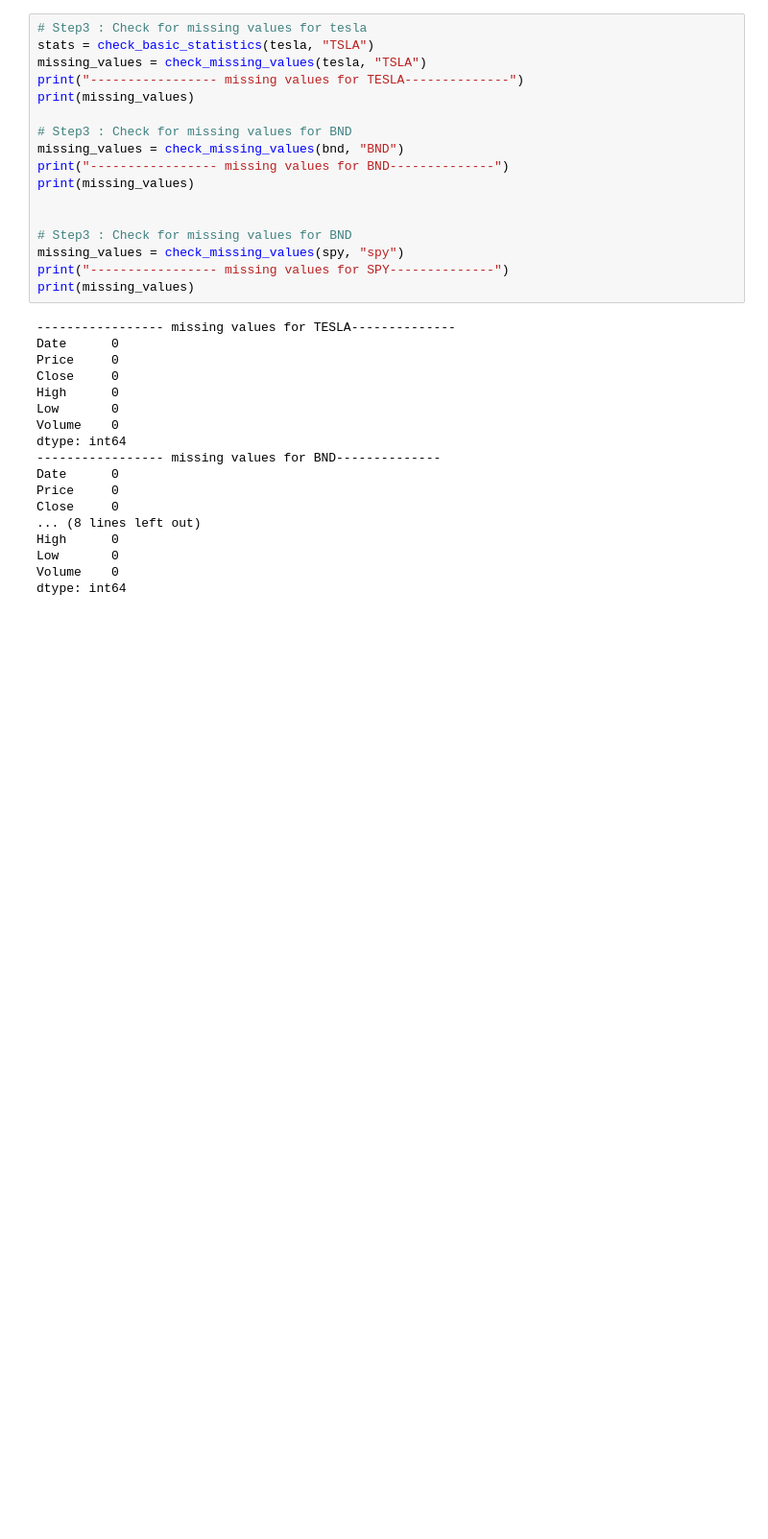
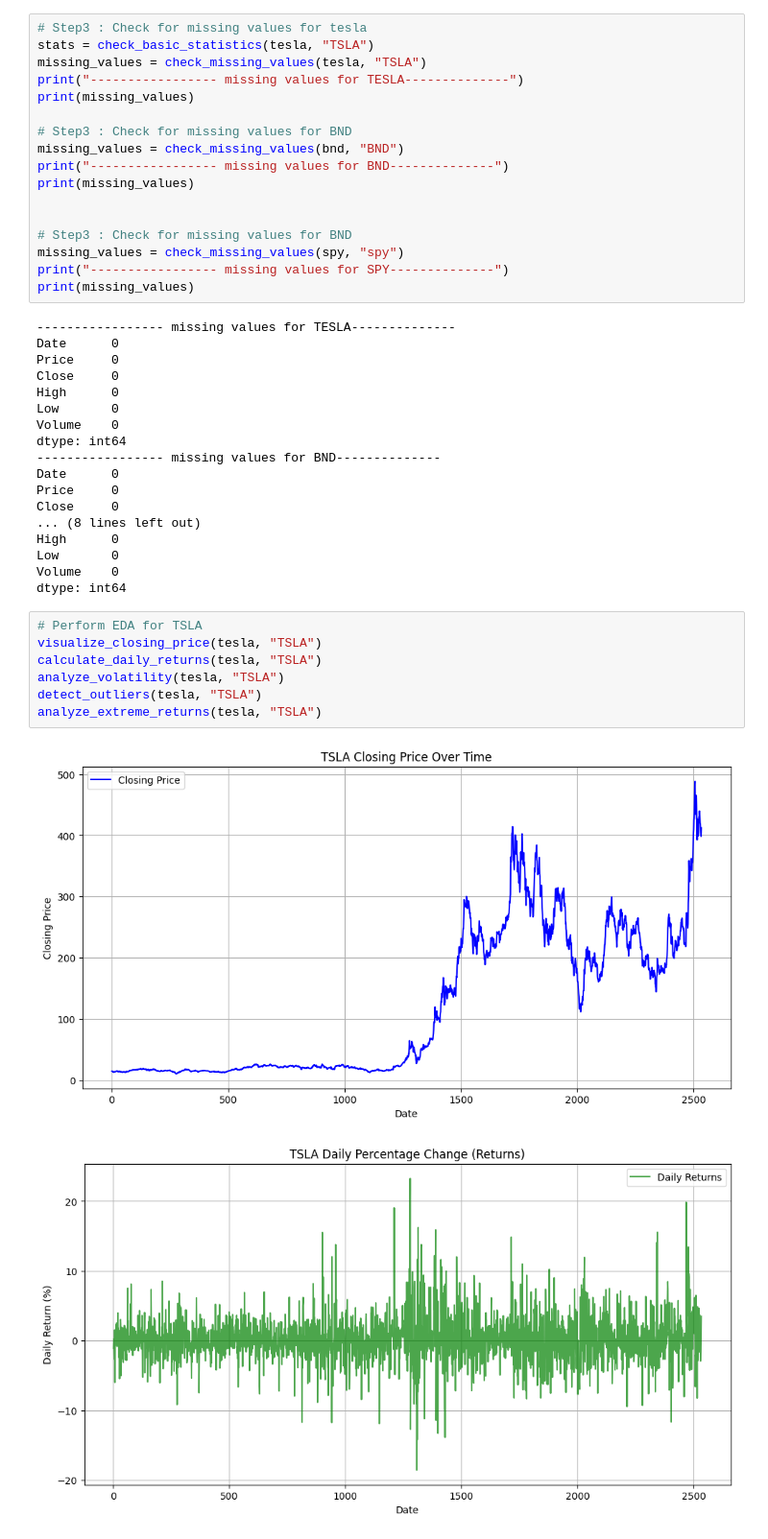
Before and after one commit to dagiteferi/TimeSeries-Portfolio-Optimization, a Jupyter notebook: notebooks/Preprocess_Explore_Data.ipynb, the cells around one changed output. Shown: that part at 96% size. Saved outputs shown, nothing was run; the diff lists cells and outputs as text; blank space fills up the shorter version.

```diff
--- a/notebooks/Preprocess_Explore_Data.ipynb
+++ b/notebooks/Preprocess_Explore_Data.ipynb
@@ -111,3 +118,13 @@ High      0
 Low       0
 Volume    0
 dtype: int64
+# %%
+# Perform EDA for TSLA
+visualize_closing_price(tesla, "TSLA")
+calculate_daily_returns(tesla, "TSLA")
+analyze_volatility(tesla, "TSLA")
+detect_outliers(tesla, "TSLA")
+analyze_extreme_returns(tesla, "TSLA")
+# %% [output]
+[figure, added]
+[figure, added]
```
Also changed, not shown: parts of 2 cells of this notebook, 1 other file.
